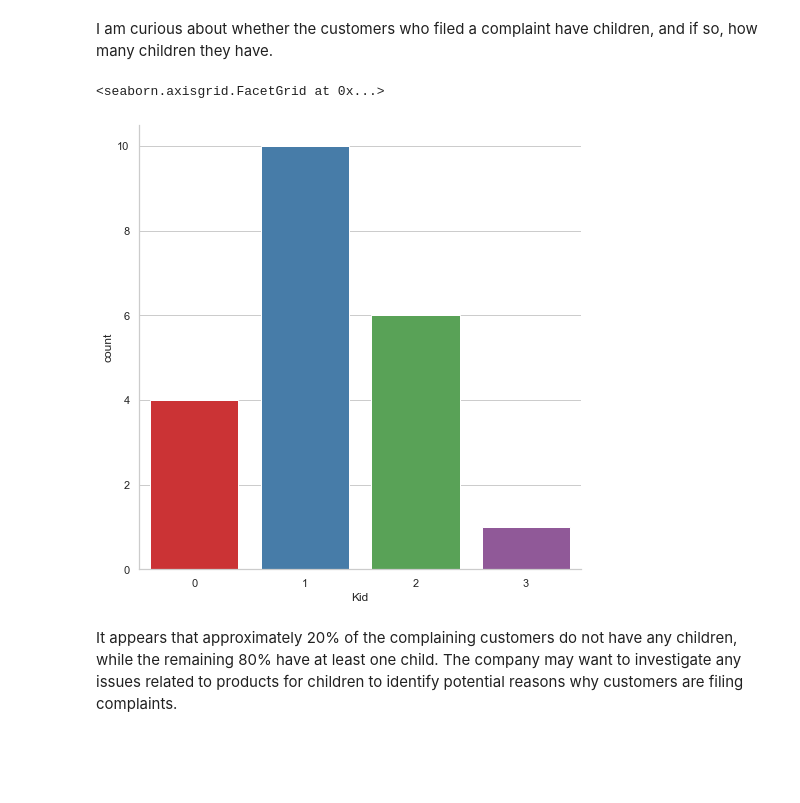
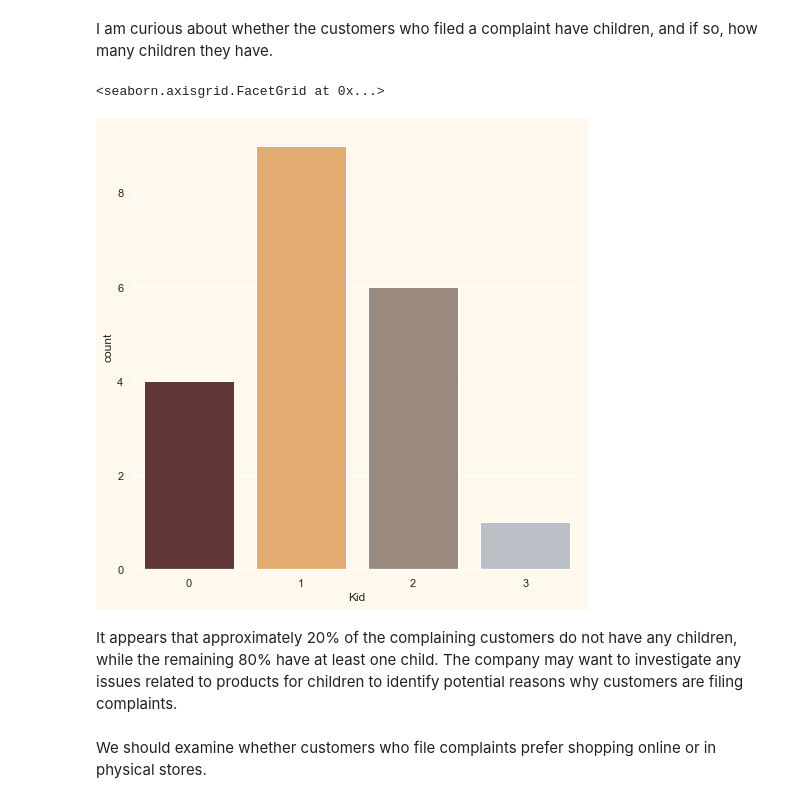
Before and after one commit to utkuozbudak/customer_personality_analysis, a Jupyter notebook: customer_analysis.ipynb, the cells around one changed output. Cells and saved outputs as stored; diff of their text form; code cells hidden in the pictures; blank space fills up the shorter version.

```diff
--- a/customer_analysis.ipynb
+++ b/customer_analysis.ipynb
@@ -189,13 +218,14 @@ memory usage: 490.1 KB
-# %%
-# We don't need Z_CostContact and Z_Revenue columns
-data.drop(["Z_CostContact", "Z_Revenue"], axis=1, inplace=True)
 # %% [markdown]
 # 2. Data Analysis
 # %%
 # Some default configs
 matplotlib.rcParams['figure.figsize'] = (10, 10)
 sns.set(rc={'figure.figsize':(10,10)})
-sns.set_theme(style="whitegrid")
+sns.set(rc={"axes.facecolor":"#FFF9ED","figure.facecolor":"#FFF9ED"})
+pallet = ["#682F2F", "#9E726F", "#D6B2B1", "#B9C0C9", "#9F8A78", "#F3AB60"]
+binary_pallet = ["#682F2F", "#F3AB60"]
+binary_pallet2 = ["#B9C0C9", "#9F8A78"]
+cmap = colors.ListedColormap(["#682F2F", "#9E726F", "#D6B2B1", "#B9C0C9", "#9F8A78", "#F3AB60"])
 # %%
 # Let's start our data analysis by looking at the distribution of Age
 
@@ -216,0 +245,6 @@ sns.histplot(data["Income"], kde=True)
+# %%
+# Eliminate rows with income greater than $600K
+data = data[data["Income"] < 600000]
+
+# Eliminate rows with age more than 85
+data = data[data["Age"] < 90]
@@ -268,14 +322,14 @@ Name: Complain, dtype: float64
 Approximately 1% of the customers have filed complaints thus far, which is a positive development! However, there is still room for improvement in reducing the number of complaints. Let's examine which category the customers who filed complaints spend the most time in.
 # %%
 # Create a subset DataFrame with only the columns of interest
-subset_df = data[['Complain', 'Age', 'Marital_Status', 'Kid','MntWines', 'MntFruits', 'MntMeatProducts', 'MntFishProducts', 'MntSweetProducts', 'MntGoldProds']]
+subset_df = data[['Complain', 'Age', 'Marital_Status', 'Kid','Wines', 'Fruits', 'Meat', 'Fish', 'Sweets', 'Gold']]
 
 # Filter the subset DataFrame to only include customers who have filed complaints
 complained_df = subset_df[subset_df['Complain'] == 1]
 
 # Reshape
-melted_df = complained_df.melt(id_vars=['Complain'], var_name='Product', value_name='Amount Spent', value_vars=['MntWines', 'MntFruits', 'MntMeatProducts', 'MntFishProducts', 'MntSweetProducts', 'MntGoldProds'])
-sns.barplot(x='Product', y='Amount Spent', data=melted_df)
+melted_df = complained_df.melt(id_vars=['Complain'], var_name='Product', value_name='Amount Spent', value_vars=['Wines', 'Fruits', 'Meat', 'Fish', 'Sweets', 'Gold'])
+sns.barplot(x='Product', y='Amount Spent', data=melted_df, palette=["#682F2F", "#9E726F", "#D6B2B1", "#B9C0C9", "#9F8A78", "#F3AB60"])
 
 # Calculate the percentage of time spent on each product by customers who have filed complaints
 total_time_spent = complained_df.drop(['Age', 'Marital_Status', 'Kid'], axis=1).sum()[1:]
@@ -322,9 +376,11 @@ According to our analysis, 61.9% of the customers who have filed complaints are
 # %% [markdown]
 I am curious about whether the customers who filed a complaint have children, and if so, how many children they have.
 # %%
-sns.catplot(x="Kid", kind="count",data=complained_df, height=7, aspect=1, palette="Set1")
+sns.catplot(x="Kid", kind="count",data=complained_df, height=7, aspect=1, palette=["#682F2F", "#F3AB60", "#9F8A78", "#B9C0C9"])
 # %% [output]
 <seaborn.axisgrid.FacetGrid at 0x...>
-[figure, old version]
+[figure, new version]
 # %% [markdown]
  It appears that approximately 20% of the complaining customers do not have any children, while the remaining 80% have at least one child. The company may want to investigate any issues related to products for children to identify potential reasons why customers are filing complaints.
+# %% [markdown]
+We should examine whether customers who file complaints prefer shopping online or in physical stores.
```
Also changed, not shown: parts of 39 cells of this notebook.
